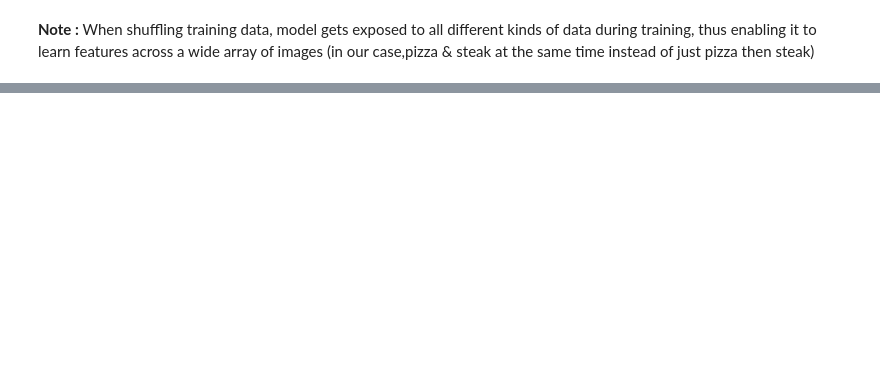
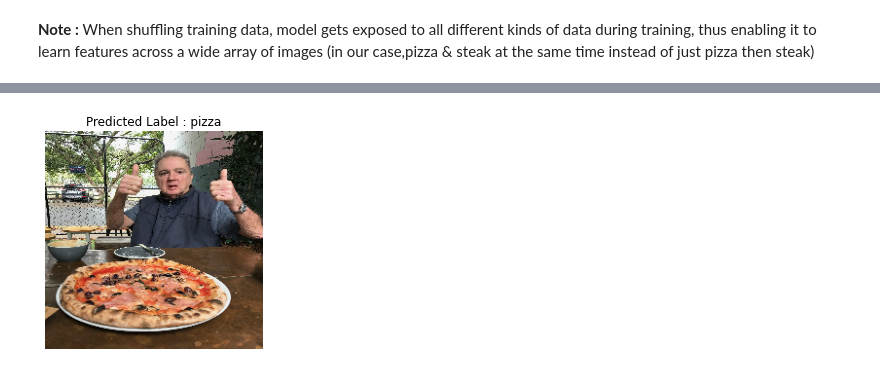
Before and after one commit to srikant-ai/Deep_Learning_TensorFlow, a Jupyter notebook: Introduction_to_Computer_Vision_With_TensorFlow.ipynb, the cells around one changed output, grey strips where cells are left out. Drawn from its saved outputs; the diff is of its cells as text; code cells hidden in the pictures; blank space fills up the shorter version.

```diff
--- a/Introduction_to_Computer_Vision_With_TensorFlow.ipynb
+++ b/Introduction_to_Computer_Vision_With_TensorFlow.ipynb
@@ -884,0 +950,4 @@ plot_loss_curves(history_7)
+# %%
+load_and_prep_image("03-pizza-dad.jpeg",224,model_7)
+# %% [output]
+[figure, added]
```
Also changed, not shown: parts of 27 cells of this notebook.
